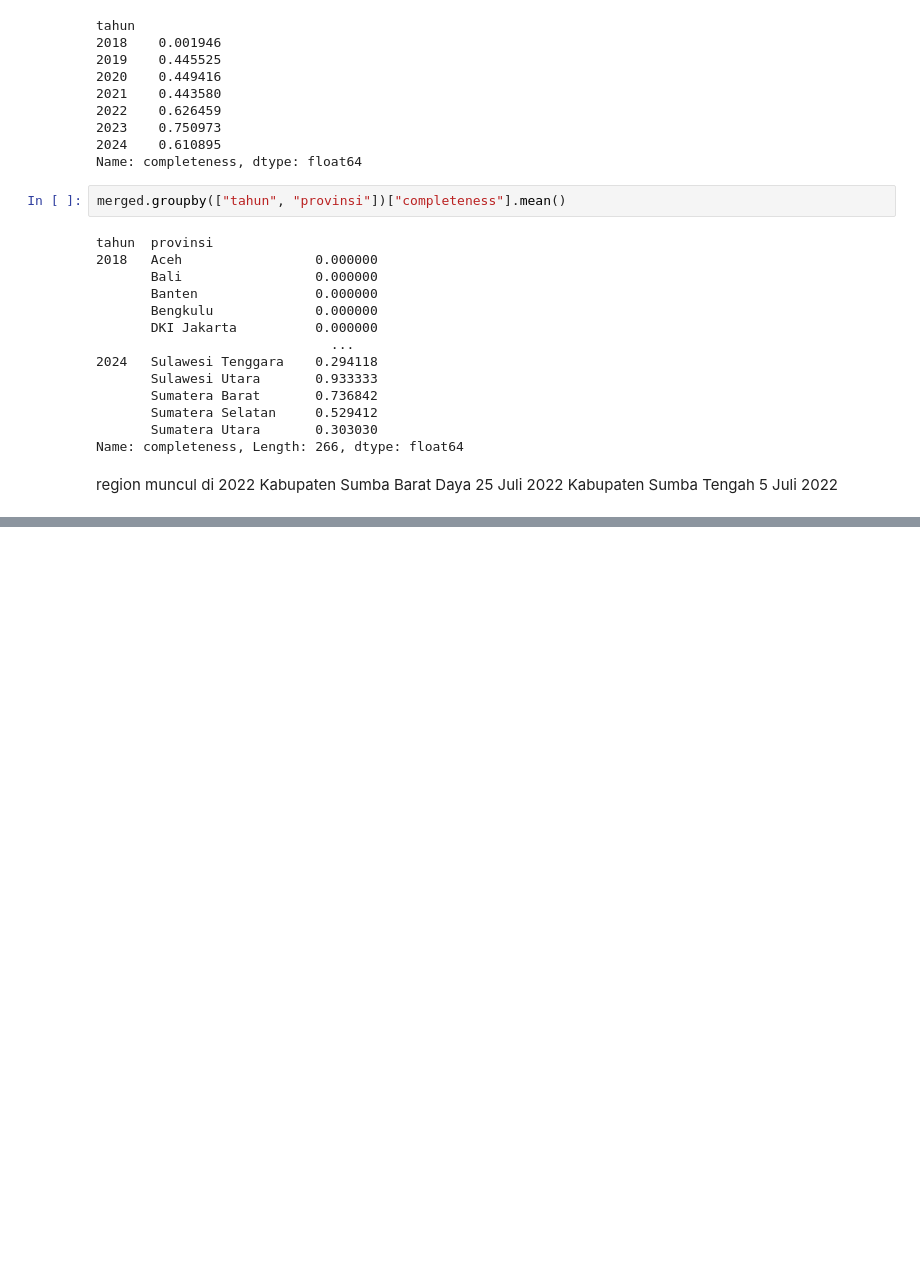
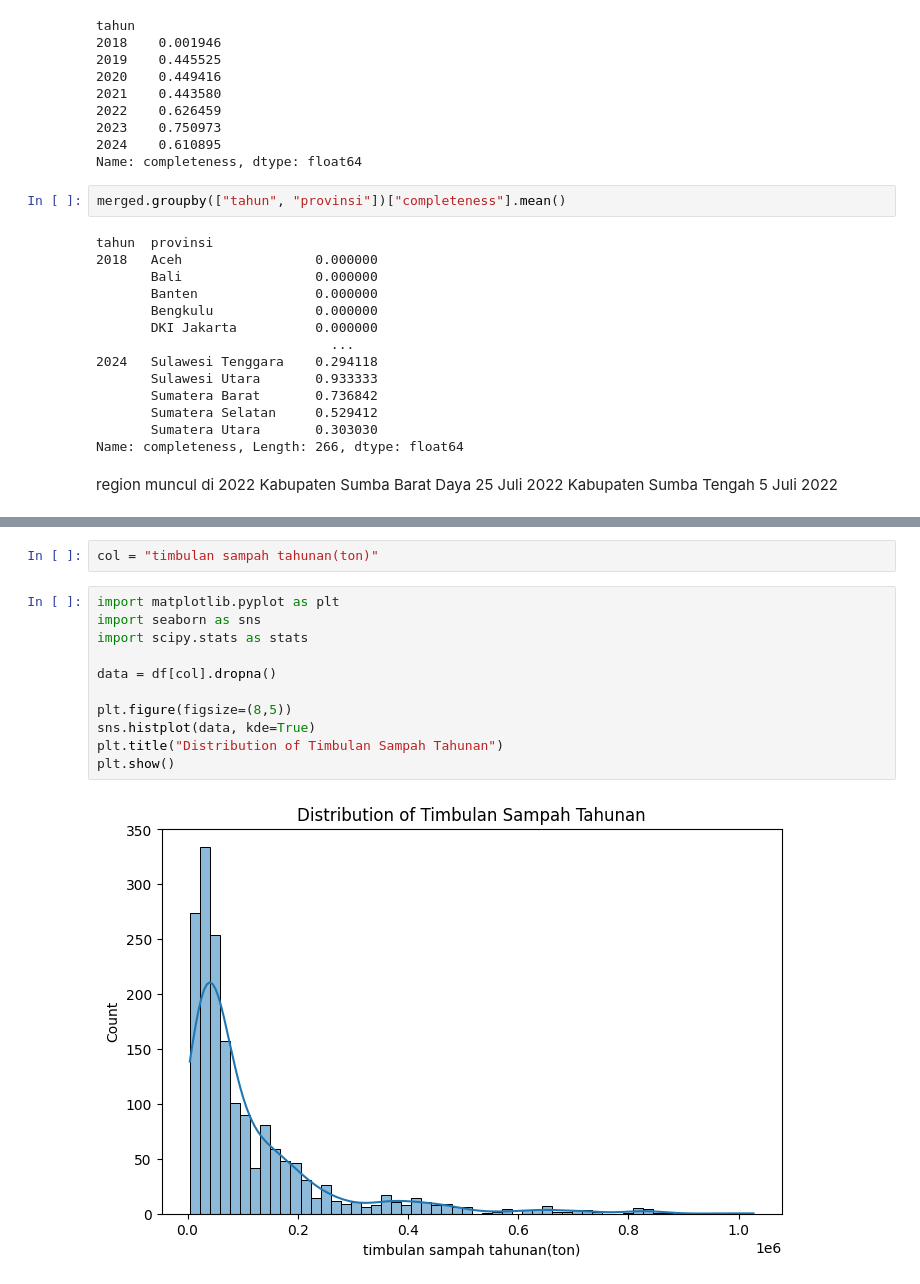
Before and after one commit to muhrisman/met-pipeline-24, a Jupyter notebook: notebooks/explore_completeness.ipynb, the cells around one changed output, grey strips where cells are left out. Drawn from its saved outputs; the diff is of its cells as text; blank space fills up the shorter version.

```diff
--- a/notebooks/explore_completeness.ipynb
+++ b/notebooks/explore_completeness.ipynb
@@ -85,0 +95,15 @@ Kabupaten Sumba Tengah	5 Juli 2022
+# %%
+col = "timbulan sampah tahunan(ton)"
+# %%
+import matplotlib.pyplot as plt
+import seaborn as sns
+import scipy.stats as stats
+
+data = df[col].dropna()
+
+plt.figure(figsize=(8,5))
+sns.histplot(data, kde=True)
+plt.title("Distribution of Timbulan Sampah Tahunan")
+plt.show()
+# %% [output]
+[figure, added]
```
Also changed, not shown: parts of 23 cells of this notebook.
